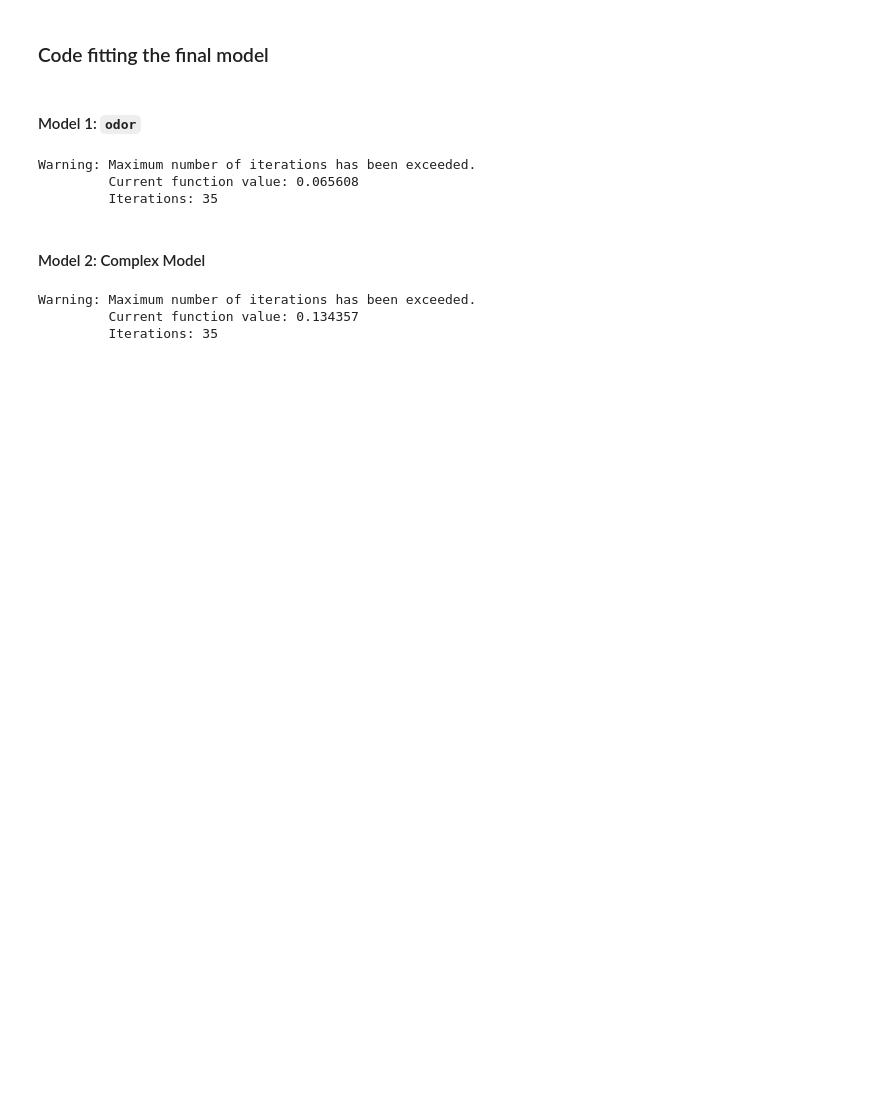
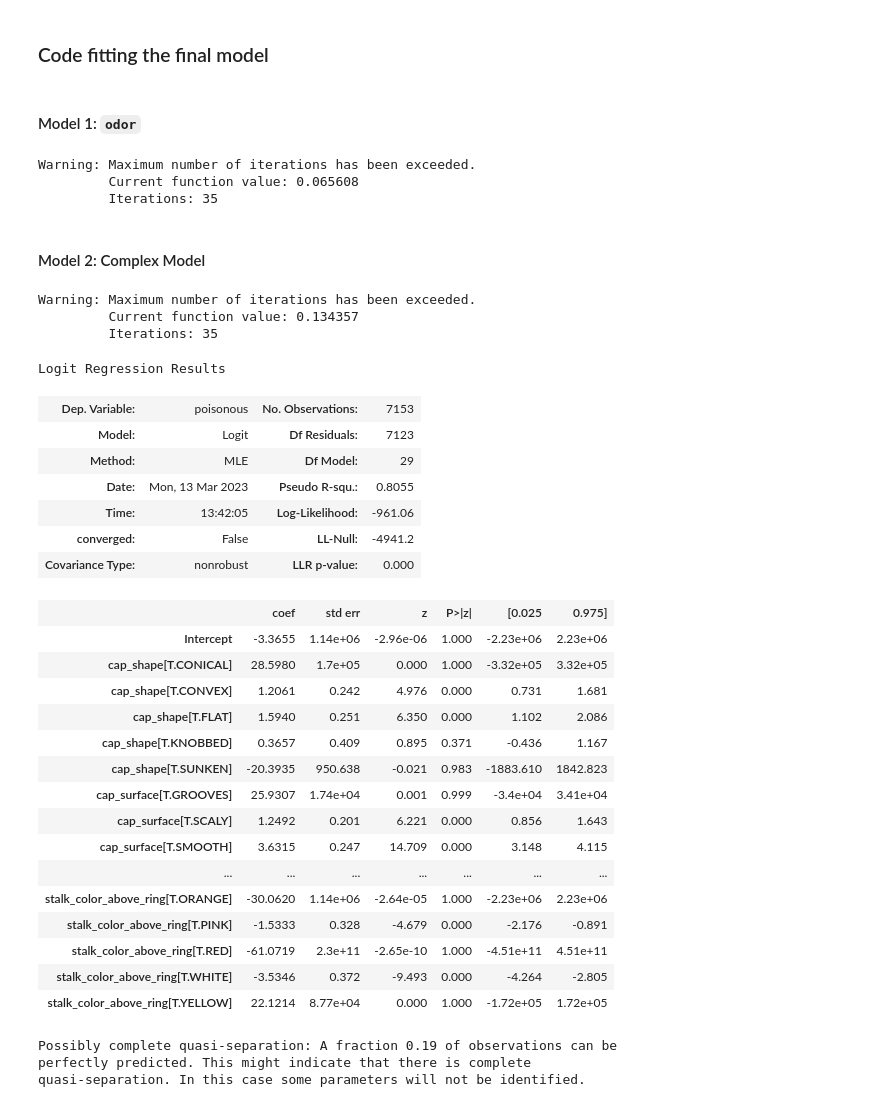
Before and after one commit to jprette/STAT303-2-Final_Project, a Jupyter notebook: Final Deliverables/Project Code Template.ipynb, the cells around one changed output. Cells and saved outputs as stored; diff of their text form; code cells hidden in the pictures; blank space fills up the shorter version.

```diff
--- a/Final Deliverables/Project Code Template.ipynb
+++ b/Final Deliverables/Project Code Template.ipynb
@@ -771,3 +804,33 @@ model_2 = smf.logit(formula = formula, data = train_2).fit()
 Warning: Maximum number of iterations has been exceeded.
          Current function value: 0.134357
          Iterations: 35
+# %%
+model_2.summary()
+# %% [output]
+Logit Regression Results
+| Dep. Variable: | poisonous | No. Observations: | 7153 |
+| Model: | Logit | Df Residuals: | 7123 |
+| Method: | MLE | Df Model: | 29 |
+| Date: | Mon, 13 Mar 2023 | Pseudo R-squ.: | 0.8055 |
+| Time: | 13:42:05 | Log-Likelihood: | -961.06 |
+| converged: | False | LL-Null: | -4941.2 |
+| Covariance Type: | nonrobust | LLR p-value: | 0.000 |
+|  | coef | std err | z | P>|z| | [0.025 | 0.975] |
+| Intercept | -3.3655 | 1.14e+06 | -2.96e-06 | 1.000 | -2.23e+06 | 2.23e+06 |
+| cap_shape[T.CONICAL] | 28.5980 | 1.7e+05 | 0.000 | 1.000 | -3.32e+05 | 3.32e+05 |
+| cap_shape[T.CONVEX] | 1.2061 | 0.242 | 4.976 | 0.000 | 0.731 | 1.681 |
+| cap_shape[T.FLAT] | 1.5940 | 0.251 | 6.350 | 0.000 | 1.102 | 2.086 |
+| cap_shape[T.KNOBBED] | 0.3657 | 0.409 | 0.895 | 0.371 | -0.436 | 1.167 |
+| cap_shape[T.SUNKEN] | -20.3935 | 950.638 | -0.021 | 0.983 | -1883.610 | 1842.823 |
+| cap_surface[T.GROOVES] | 25.9307 | 1.74e+04 | 0.001 | 0.999 | -3.4e+04 | 3.41e+04 |
+| cap_surface[T.SCALY] | 1.2492 | 0.201 | 6.221 | 0.000 | 0.856 | 1.643 |
+| cap_surface[T.SMOOTH] | 3.6315 | 0.247 | 14.709 | 0.000 | 3.148 | 4.115 |
+| ... | ... | ... | ... | ... | ... | ... |
+| stalk_color_above_ring[T.ORANGE] | -30.0620 | 1.14e+06 | -2.64e-05 | 1.000 | -2.23e+06 | 2.23e+06 |
+| stalk_color_above_ring[T.PINK] | -1.5333 | 0.328 | -4.679 | 0.000 | -2.176 | -0.891 |
+| stalk_color_above_ring[T.RED] | -61.0719 | 2.3e+11 | -2.65e-10 | 1.000 | -4.51e+11 | 4.51e+11 |
+| stalk_color_above_ring[T.WHITE] | -3.5346 | 0.372 | -9.493 | 0.000 | -4.264 | -2.805 |
+| stalk_color_above_ring[T.YELLOW] | 22.1214 | 8.77e+04 | 0.000 | 1.000 | -1.72e+05 | 1.72e+05 |
+Possibly complete quasi-separation: A fraction 0.19 of observations can be
+perfectly predicted. This might indicate that there is complete
+quasi-separation. In this case some parameters will not be identified.
```
Also changed, not shown: parts of 13 cells of this notebook, 2 other files.
